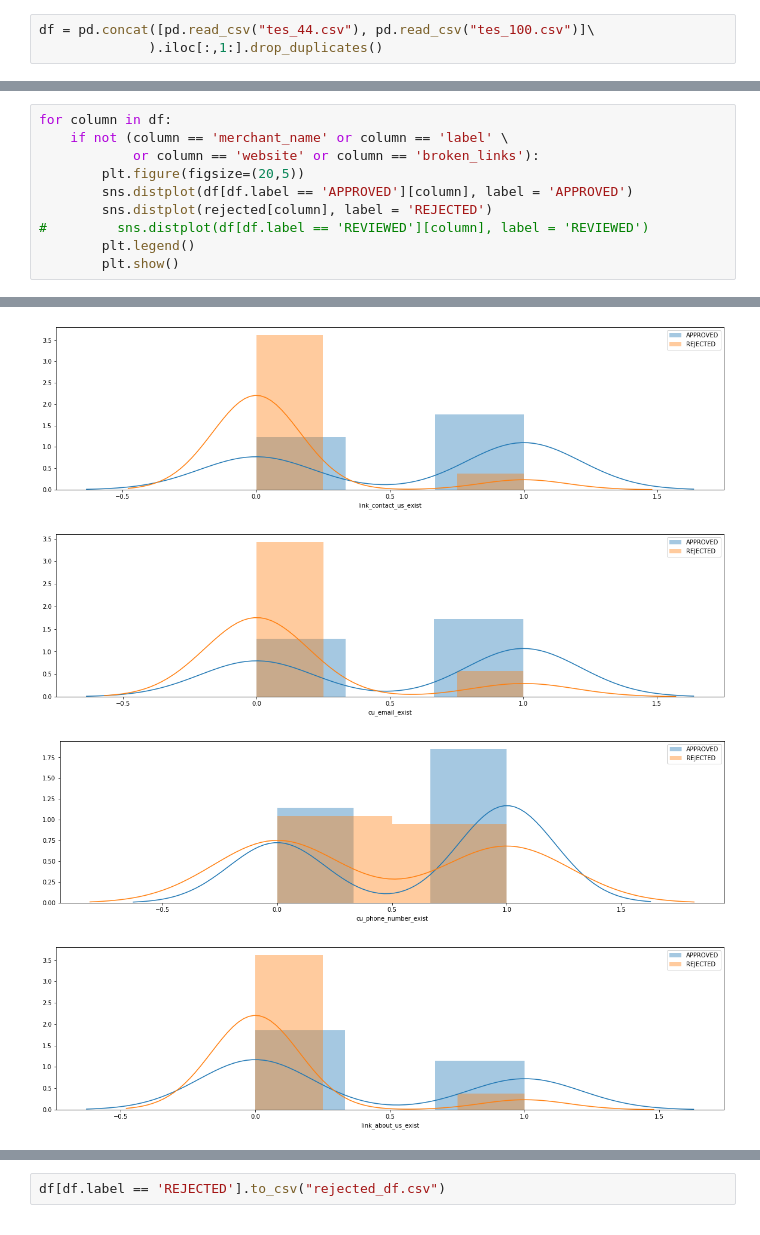
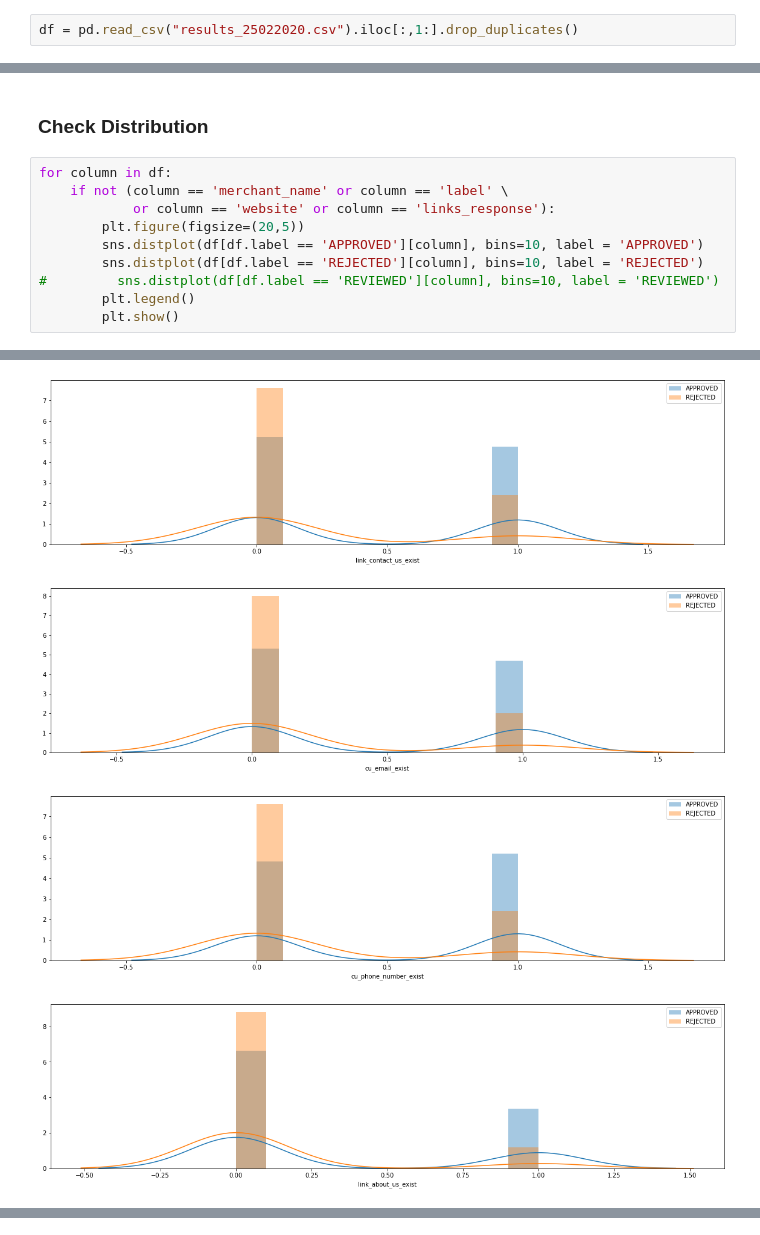
Before and after one commit to bahyhelmihp/web-crawler, a Jupyter notebook: api/datasets/Analysis Result.ipynb, the cells around one changed output, grey strips where cells are left out. Cells and saved outputs as stored; diff of their text form.

```diff
--- a/api/datasets/Analysis Result.ipynb
+++ b/api/datasets/Analysis Result.ipynb
@@ -39,6 +7,5 @@ import seaborn as sns
 # %%
-df = pd.concat([pd.read_csv("tes_44.csv"), pd.read_csv("tes_100.csv")]\
-              ).iloc[:,1:].drop_duplicates()
+df = pd.read_csv("results_25022020.csv").iloc[:,1:].drop_duplicates()
 # %%
 df.shape
 # %% [output]
@@ -87,11 +30,13 @@ rejected[['merchant_name', 'broken_link_score', 'website', 'broken_links']]
+# %% [markdown]
+### Check Distribution
 # %%
 for column in df:
     if not (column == 'merchant_name' or column == 'label' \
-            or column == 'website' or column == 'broken_links'):
+            or column == 'website' or column == 'links_response'):
         plt.figure(figsize=(20,5))
-        sns.distplot(df[df.label == 'APPROVED'][column], label = 'APPROVED')
-        sns.distplot(rejected[column], label = 'REJECTED')
-#         sns.distplot(df[df.label == 'REVIEWED'][column], label = 'REVIEWED')
+        sns.distplot(df[df.label == 'APPROVED'][column], bins=10, label = 'APPROVED')
+        sns.distplot(df[df.label == 'REJECTED'][column], bins=10, label = 'REJECTED')
+#         sns.distplot(df[df.label == 'REVIEWED'][column], bins=10, label = 'REVIEWED')
         plt.legend()
         plt.show()
 # %% [output]
@@ -99,4 +44,4 @@ for column in df:
-[figure, old version]
+[figure, new version]
-[figure, old version]
+[figure, new version]
-[figure, old version]
+[figure, new version]
-[figure, old version]
+[figure, new version]
@@ -111,2 +51,0 @@ greenlet.error: cannot switch to a different thread
-# %%
-df[df.label == 'REJECTED'].to_csv("rejected_df.csv")
```
Also changed, not shown: parts of 29 cells of this notebook, 4 other files.
